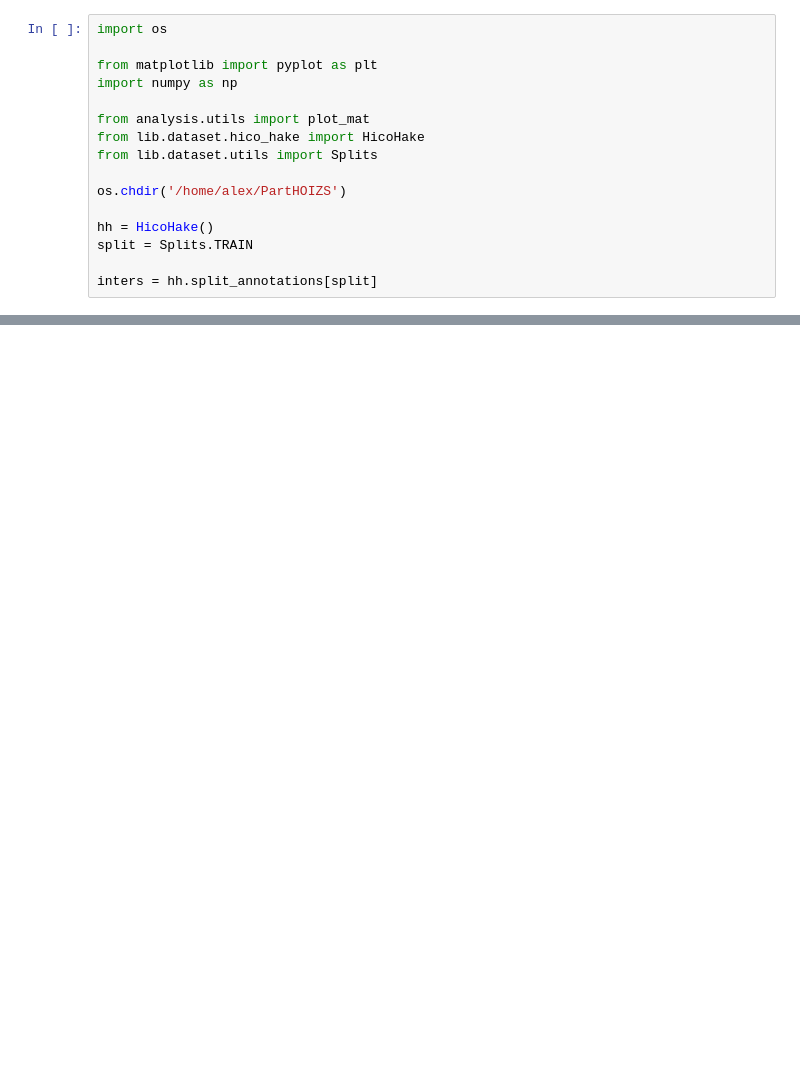
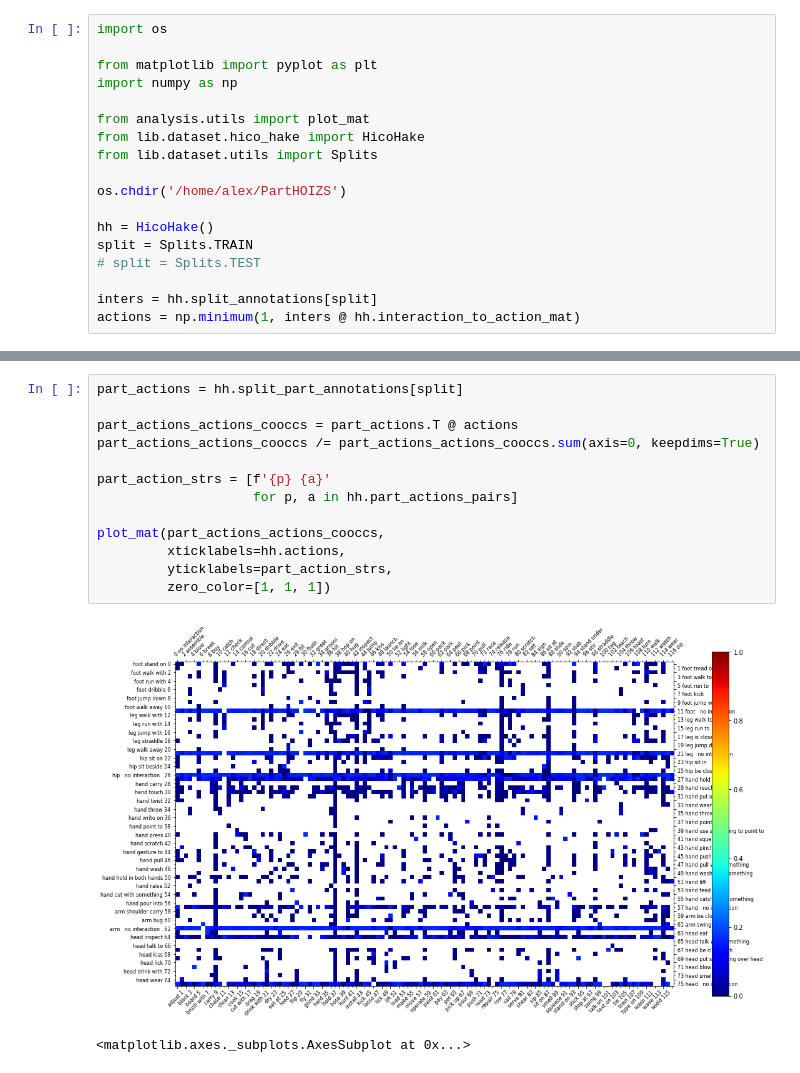
Before and after one commit to alessiosarullo/PartHOIZS, a Jupyter notebook: analysis/analyse_hico_hake.ipynb, the cells around one changed output, grey strips where cells are left out. Drawn from its saved outputs; the diff is of its cells as text; blank space fills up the shorter version.

```diff
--- a/analysis/analyse_hico_hake.ipynb
+++ b/analysis/analyse_hico_hake.ipynb
@@ -12,6 +12,8 @@ os.chdir('/home/alex/PartHOIZS')
 
 hh = HicoHake()
 split = Splits.TRAIN
+# split = Splits.TEST
 
 inters = hh.split_annotations[split]
+actions = np.minimum(1, inters @ hh.interaction_to_action_mat)
 # %%
@@ -38,0 +42,16 @@ for i in range(6):
+# %%
+part_actions = hh.split_part_annotations[split]
+
+part_actions_actions_cooccs = part_actions.T @ actions
+part_actions_actions_cooccs /= part_actions_actions_cooccs.sum(axis=0, keepdims=True)
+
+part_action_strs = [f'{p} {a}'
+                    for p, a in hh.part_actions_pairs]
+
+plot_mat(part_actions_actions_cooccs,
+         xticklabels=hh.actions,
+         yticklabels=part_action_strs,
+         zero_color=[1, 1, 1])
+# %% [output]
+[figure, added]
+<matplotlib.axes._subplots.AxesSubplot at 0x...>
```
Also changed, not shown: parts of 3 cells of this notebook, 45 other files.
